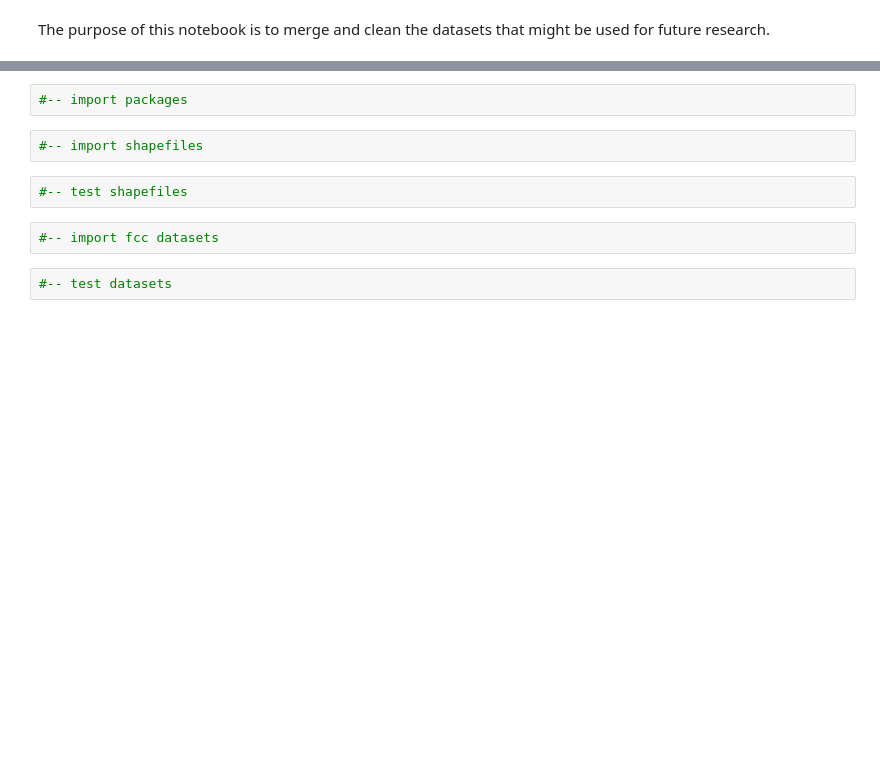
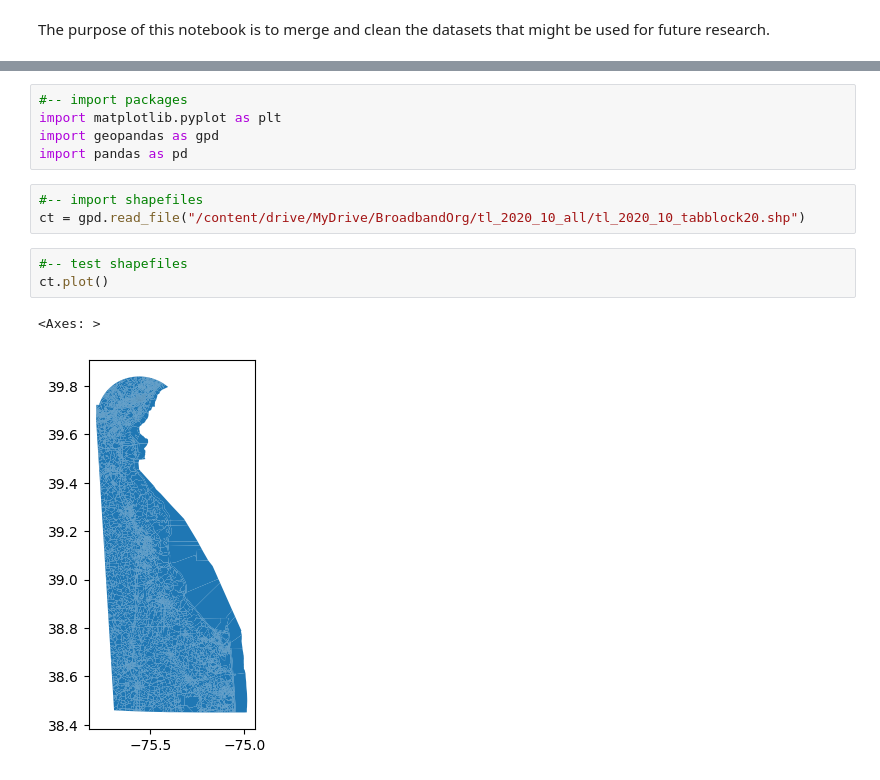
Before and after one commit to ReidelVichot/DE_CAI_broadband, a Jupyter notebook: MergingDataset.ipynb, the cells around one changed output, grey strips where cells are left out. Drawn from its saved outputs; the diff is of its cells as text; blank space fills up the shorter version.

```diff
--- a/MergingDataset.ipynb
+++ b/MergingDataset.ipynb
@@ -9,10 +30,14 @@ The purpose of this notebook is to merge and clean the datasets that might be us
-# %%
-#-- import packages
+# %%
+#-- import packages
+import matplotlib.pyplot as plt
+import geopandas as gpd
+import pandas as pd
+# %%
+#-- import shapefiles
+ct = gpd.read_file("/content/drive/MyDrive/BroadbandOrg/tl_2020_10_all/tl_2020_10_tabblock20.shp")
 # %%
-#-- import shapefiles
+#-- test shapefiles
+ct.plot()
+# %% [output]
+<Axes: >
+[figure, added]
-# %%
-#-- test shapefiles
-# %%
-#-- import fcc datasets
-# %%
-#-- test datasets
```
Also changed, not shown: parts of 16 cells of this notebook.
